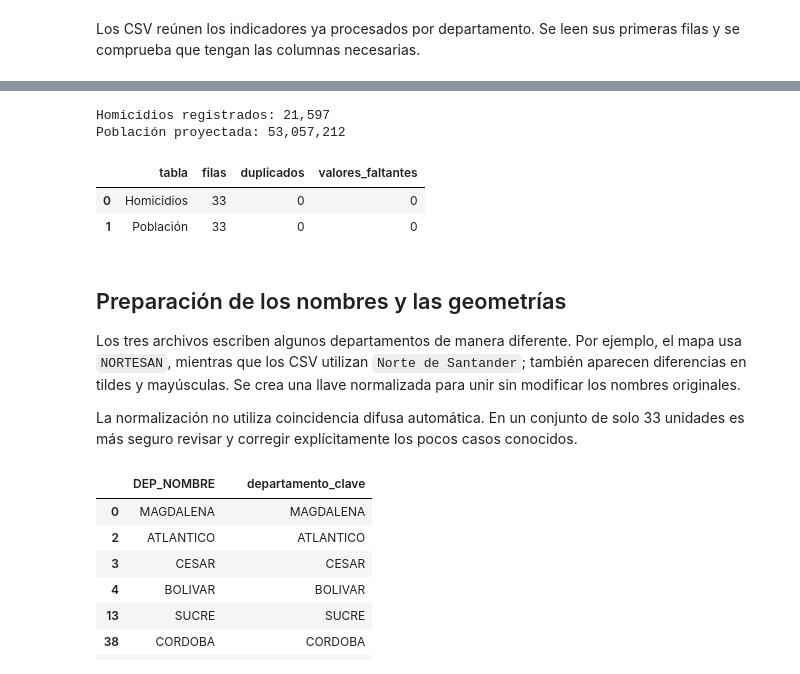
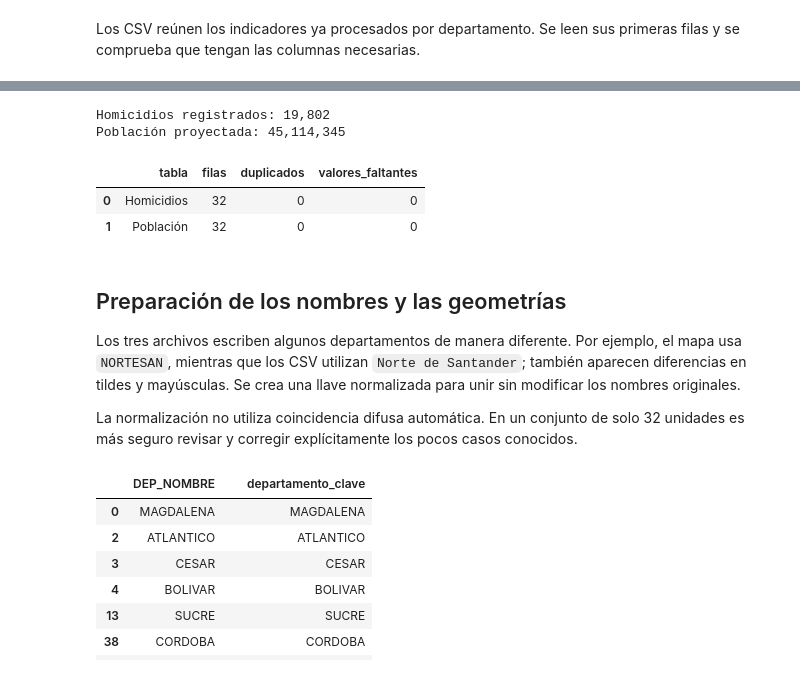
Before and after one commit to Jose-Bautista-gnss/Evaluacion_Grupal_1, a Jupyter notebook: codigo/evaluacion_grupal_1.ipynb, the cells around one changed output, grey strips where cells are left out. Saved outputs shown, nothing was run; the diff lists cells and outputs as text; code cells hidden in the pictures.

Commit message:
Actualizar cuaderno y datos de los 32 departamentos

```diff
--- a/codigo/evaluacion_grupal_1.ipynb
+++ b/codigo/evaluacion_grupal_1.ipynb
@@ -134,49 +172,50 @@ assert required_homicides.issubset(homicides.columns), (
 )
 assert required_population.issubset(population.columns), (
     f"Faltan columnas en población: {required_population - set(population.columns)}"
 )
 
-# El CSV de población conserva una fila nacional llamada Total.
-# Se retira porque el análisis necesita solamente unidades territoriales.
-population = population[
-    population["departamento"].str.strip().str.upper() != "TOTAL"
-].copy()
-
 homicides["homicidios_2025"] = pd.to_numeric(
     homicides["homicidios_2025"], errors="raise"
 )
 population["poblacion_2025"] = pd.to_numeric(
     population["poblacion_2025"], errors="raise"
+)
+
+assert len(homicides) == 32, (
+    f"Se esperaban 32 departamentos en homicidios, pero hay {len(homicides)}."
+)
+assert len(population) == 32, (
+    f"Se esperaban 32 departamentos en población, pero hay {len(population)}."
 )
 
 data_review = pd.DataFrame({
     "tabla": ["Homicidios", "Población"],
     "filas": [len(homicides), len(population)],
     "duplicados": [
         homicides["departamento"].duplicated().sum(),
         population["departamento"].duplicated().sum()
     ],
     "valores_faltantes": [
         homicides[list(required_homicides)].isna().sum().sum(),
         population[list(required_population)].isna().sum().sum()
     ]
 })
 
 print("Homicidios registrados:", f"{homicides['homicidios_2025'].sum():,.0f}")
 print("Población proyectada:", f"{population['poblacion_2025'].sum():,.0f}")
 data_review
 # %% [output]
-Homicidios registrados: 21,597
-Población proyectada: 53,057,212
+Homicidios registrados: 19,802
+Población proyectada: 45,114,345
 |  | tabla | filas | duplicados | valores_faltantes |
-| 0 | Homicidios | 33 | 0 | 0 |
-| 1 | Población | 33 | 0 | 0 |
+| 0 | Homicidios | 32 | 0 | 0 |
+| 1 | Población | 32 | 0 | 0 |
 # %% [markdown]
 ## Preparación de los nombres y las geometrías
 
 Los tres archivos escriben algunos departamentos de manera diferente. Por ejemplo, el mapa usa `NORTESAN`, mientras que los CSV utilizan `Norte de Santander`; también aparecen diferencias en tildes y mayúsculas. Se crea una llave normalizada para unir sin modificar los nombres originales.
 
-La normalización no utiliza coincidencia difusa automática. En un conjunto de solo 33 unidades es más seguro revisar y corregir explícitamente los pocos casos conocidos.
+La normalización no utiliza coincidencia difusa automática. En un conjunto de solo 32 unidades es más seguro revisar y corregir explícitamente los pocos casos conocidos.
 # %%
 def normalize_department(value):
     if pd.isna(value):
```
Also changed, not shown: parts of 31 cells of this notebook.
